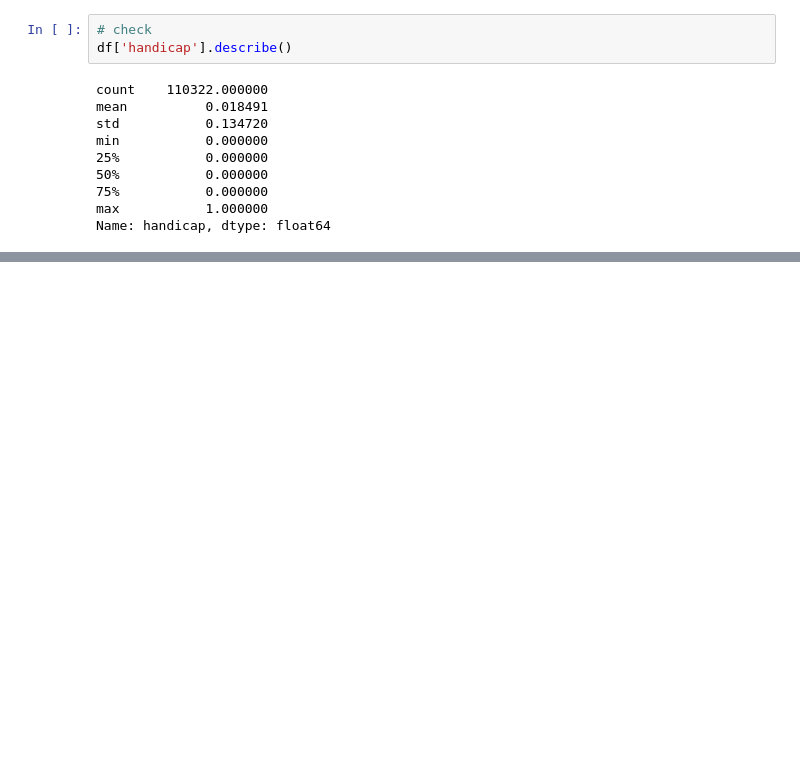
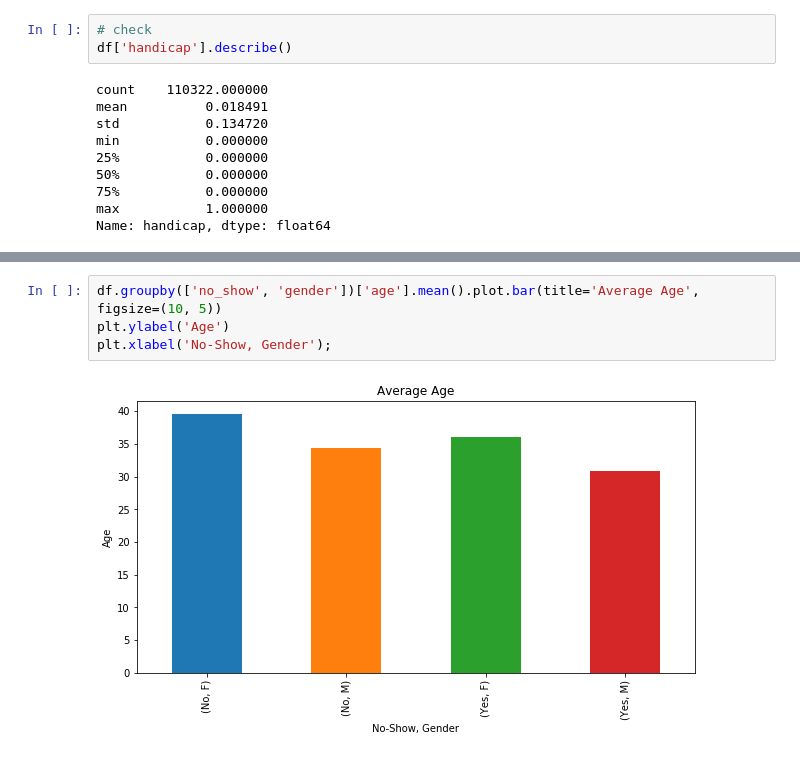
Before and after one commit to abdiganiaden/no_show_dataset_analysis, a Jupyter notebook: now_show_analysis.ipynb, the cells around one changed output, grey strips where cells are left out. Cells and saved outputs as stored; diff of their text form; blank space fills up the shorter version.

```diff
--- a/now_show_analysis.ipynb
+++ b/now_show_analysis.ipynb
@@ -221,0 +287,6 @@ Name: handicap, dtype: float64
+# %%
+df.groupby(['no_show', 'gender'])['age'].mean().plot.bar(title='Average Age', figsize=(10, 5))
+plt.ylabel('Age')
+plt.xlabel('No-Show, Gender');
+# %% [output]
+[figure, added]
```
Also changed, not shown: parts of 32 cells of this notebook.
